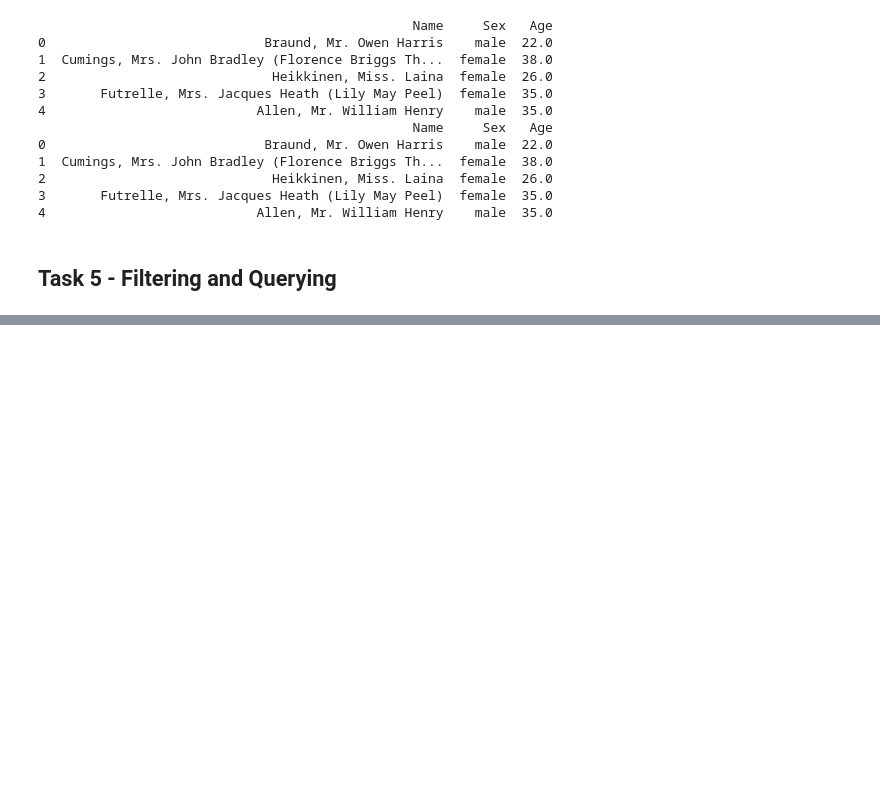
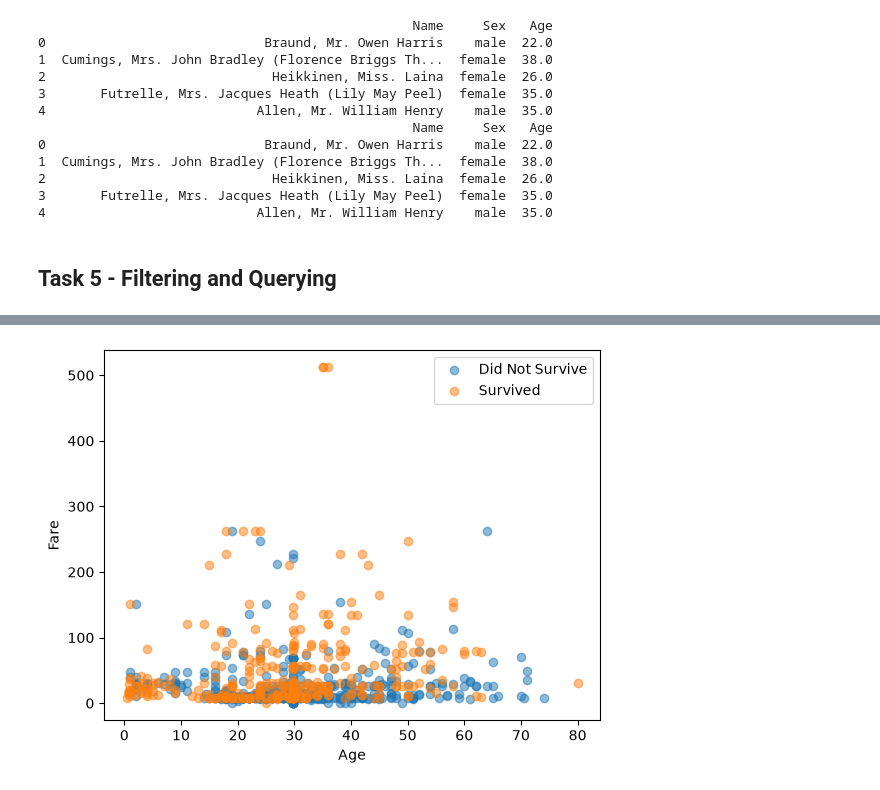
Before and after one commit to lakshitapagaria31/202618052_LakshitaPagaria_DS605, a Jupyter notebook: 202618052_Lab_2/202618052_Lab_2.ipynb, the cells around one changed output, grey strips where cells are left out. Saved outputs shown, nothing was run; the diff lists cells and outputs as text; code cells hidden in the pictures; blank space fills up the shorter version.

```diff
--- a/202618052_Lab_2/202618052_Lab_2.ipynb
+++ b/202618052_Lab_2/202618052_Lab_2.ipynb
@@ -276,0 +486,14 @@ print(iloc_example)
+# %%
+## Plot Age vs Fare and distinguish Survived=0 and Survived=1.
+
+survived_0 = df[df["Survived"] == 0]
+survived_1 = df[df["Survived"] == 1]
+
+plt.scatter(survived_0["Age"], survived_0["Fare"], alpha=0.5, label="Did Not Survive")
+plt.scatter(survived_1["Age"], survived_1["Fare"], alpha=0.5, label="Survived")
+plt.xlabel("Age")
+plt.ylabel("Fare")
+plt.legend()
+plt.show()
+# %% [output]
+[figure, added]
```
Also changed, not shown: parts of 24 cells of this notebook, 1 other file.
